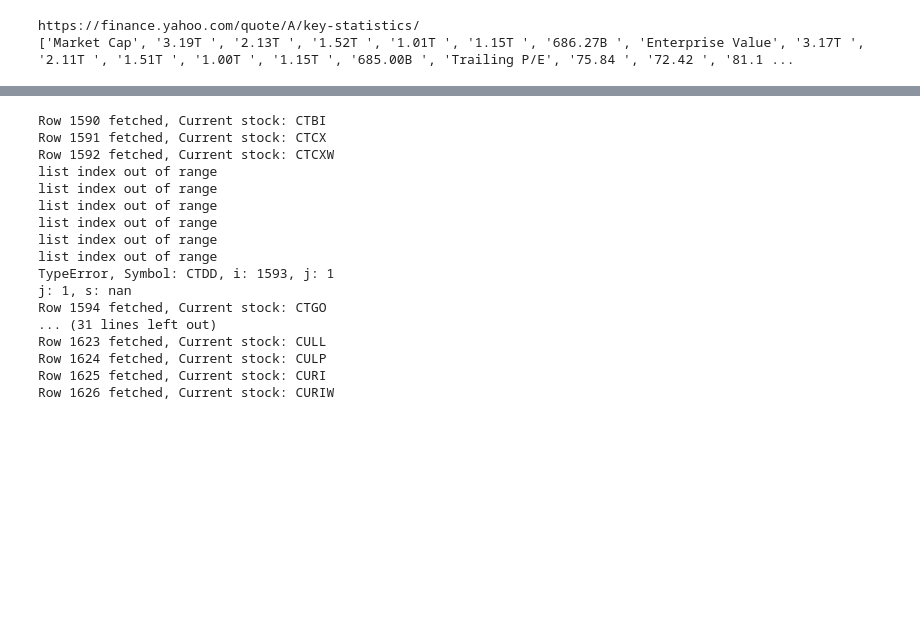
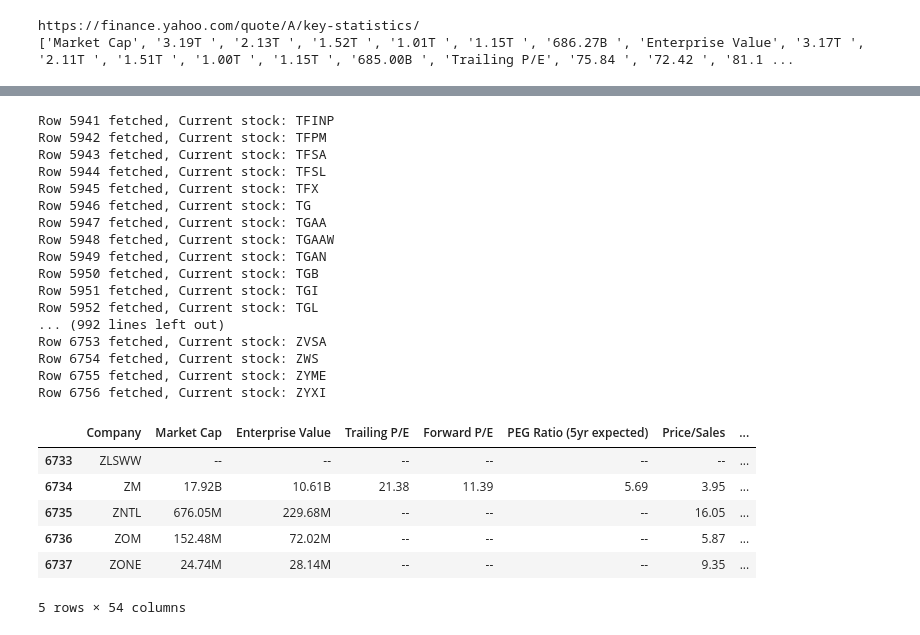
Before and after one commit to DebraBeat/stock_project, a Jupyter notebook: stock_project.ipynb, the cells around one changed output, grey strips where cells are left out. Drawn from its saved outputs; the diff is of its cells as text; code cells hidden in the pictures; blank space fills up the shorter version.

Commit message:
Finished fetching stock data (for features) and am creating a master database

```diff
--- a/stock_project.ipynb
+++ b/stock_project.ipynb
@@ -187,8 +190,8 @@ df = pd.DataFrame(columns=cols)
 
 # Populate the DataFrame
 symbol_index = 100
-df_num = 15
-for i in range(1590, len(symbols)):
+df_num = 58
+for i in range(0, len(symbols)):
   try:
     df = append_stock_stats(df, symbols[i], i)
   except:
@@ -199,49 +202,56 @@ for i in range(1590, len(symbols)):
   # we wait, then delete the last row and try again
   wait_time = 0
   while pd.isna(df['Market Cap'].iloc[-1]):
-    time.sleep(5 + wait_time)
+    time.sleep(90 + wait_time)
     wait_time += 1
     df.drop(df.tail(1).index, inplace=True)
     try:
       df = append_stock_stats(df, symbols[i], i)
     except:
       continue
 
   print(f'Row {i} fetched, Current stock: {symbols[i]}')
 
   if i % 100 == 0:
     !ls
 
   if i % 99 == 0 and i > 0:
     filename = f'df{df_num}.csv'
     df_num += 1
     df.to_csv(filename)
     df = pd.DataFrame(columns=cols)
     print(f'stocks {i-100} through {i} written')
     !ls
 
 
   # # Add a random delay because I am unreasonably cautious about getting\
   # # banned from yahoo finance
   delay = random.random() * 0.5 + 0.5
   time.sleep(delay)
 
 df.head()
 # %% [output]
-Row 1590 fetched, Current stock: CTBI
-Row 1591 fetched, Current stock: CTCX
-Row 1592 fetched, Current stock: CTCXW
-list index out of range
-list index out of range
-list index out of range
-list index out of range
-list index out of range
-list index out of range
-TypeError, Symbol: CTDD, i: 1593, j: 1
-j: 1, s: nan
-Row 1594 fetched, Current stock: CTGO
-... (31 lines left out)
-Row 1623 fetched, Current stock: CULL
-Row 1624 fetched, Current stock: CULP
-Row 1625 fetched, Current stock: CURI
-Row 1626 fetched, Current stock: CURIW
+Row 5941 fetched, Current stock: TFINP
+Row 5942 fetched, Current stock: TFPM
+Row 5943 fetched, Current stock: TFSA
+Row 5944 fetched, Current stock: TFSL
+Row 5945 fetched, Current stock: TFX
+Row 5946 fetched, Current stock: TG
+Row 5947 fetched, Current stock: TGAA
+Row 5948 fetched, Current stock: TGAAW
+Row 5949 fetched, Current stock: TGAN
+Row 5950 fetched, Current stock: TGB
+Row 5951 fetched, Current stock: TGI
+Row 5952 fetched, Current stock: TGL
+... (992 lines left out)
+Row 6753 fetched, Current stock: ZVSA
+Row 6754 fetched, Current stock: ZWS
+Row 6755 fetched, Current stock: ZYME
+Row 6756 fetched, Current stock: ZYXI
+|  | Company | Market Cap | Enterprise Value | Trailing P/E | Forward P/E | PEG Ratio (5yr expected) | Price/Sales | ... |
+| 6733 | ZLSWW | -- | -- | -- | -- | -- | -- | ... |
+| 6734 | ZM | 17.92B | 10.61B | 21.38 | 11.39 | 5.69 | 3.95 | ... |
+| 6735 | ZNTL | 676.05M | 229.68M | -- | -- | -- | 16.05 | ... |
+| 6736 | ZOM | 152.48M | 72.02M | -- | -- | -- | 5.87 | ... |
+| 6737 | ZONE | 24.74M | 28.14M | -- | -- | -- | 9.35 | ... |
+5 rows × 54 columns
```
Also changed, not shown: parts of 3 cells of this notebook.
